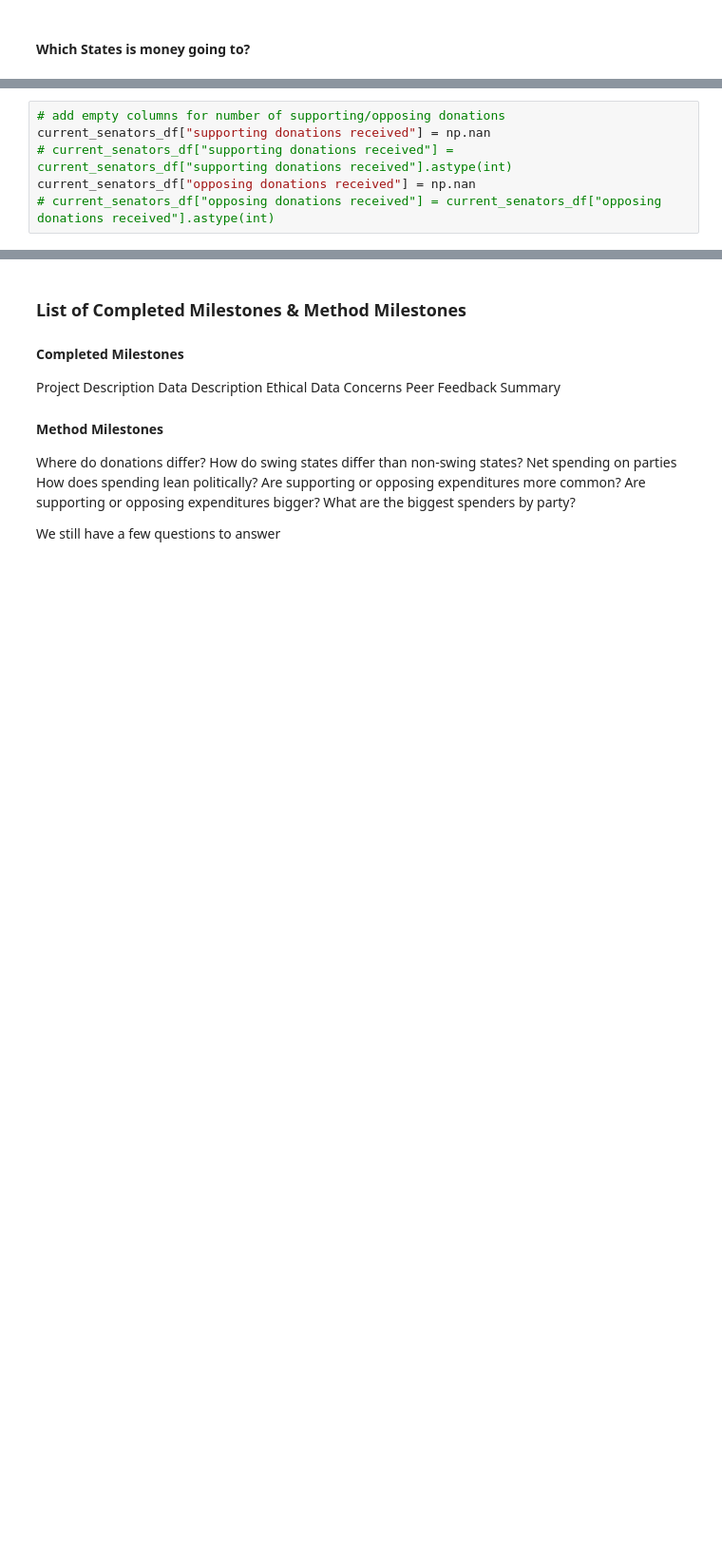
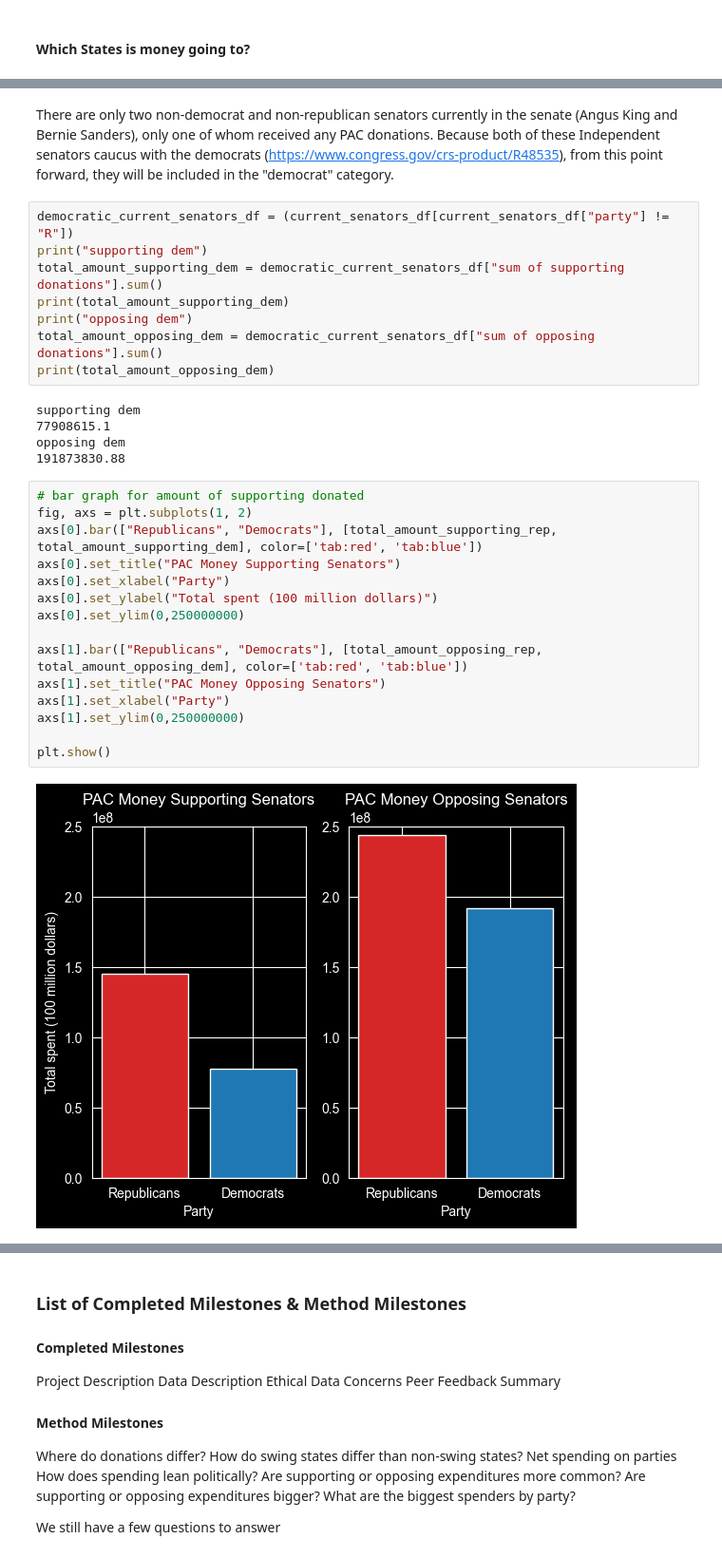
Before and after one commit to magicdracon/Data-Science-Final-Project, a Jupyter notebook: main.ipynb, the cells around one changed output, grey strips where cells are left out. Shown at 95% size. Drawn from its saved outputs; the diff is of its cells as text; blank space fills up the shorter version.

Commit message:
checkpoint current senate section
working on current senate section

```diff
--- a/main.ipynb
+++ b/main.ipynb
@@ -967,6 +973,0 @@ expendituresDataFrame[test_senator_mask].head()
-# %%
-# add empty columns for number of supporting/opposing donations
-current_senators_df["supporting donations received"] = np.nan
-# current_senators_df["supporting donations received"] = current_senators_df["supporting donations received"].astype(int)
-current_senators_df["opposing donations received"] = np.nan
-# current_senators_df["opposing donations received"] = current_senators_df["opposing donations received"].astype(int)
@@ -980,0 +1030,32 @@ current_senators_df.head(20)
+# %% [markdown]
+There are only two non-democrat and non-republican senators currently in the senate (Angus King and Bernie Sanders), only one of whom received any PAC donations.  Because both of these Independent senators caucus with the democrats (https://www.congress.gov/crs-product/R48535), from this point forward, they will be included in the "democrat" category.
+# %%
+democratic_current_senators_df = (current_senators_df[current_senators_df["party"] != "R"])
+print("supporting dem")
+total_amount_supporting_dem = democratic_current_senators_df["sum of supporting donations"].sum()
+print(total_amount_supporting_dem)
+print("opposing dem")
+total_amount_opposing_dem = democratic_current_senators_df["sum of opposing donations"].sum()
+print(total_amount_opposing_dem)
+# %% [output]
+supporting dem
+77908615.1
+opposing dem
+191873830.88
+# %%
+# bar graph for amount of supporting donated
+fig, axs = plt.subplots(1, 2)
+axs[0].bar(["Republicans", "Democrats"], [total_amount_supporting_rep, total_amount_supporting_dem], color=['tab:red', 'tab:blue'])
+axs[0].set_title("PAC Money Supporting Senators")
+axs[0].set_xlabel("Party")
+axs[0].set_ylabel("Total spent (100 million dollars)")
+axs[0].set_ylim(0,250000000)
+
+axs[1].bar(["Republicans", "Democrats"], [total_amount_opposing_rep, total_amount_opposing_dem], color=['tab:red', 'tab:blue'])
+axs[1].set_title("PAC Money Opposing Senators")
+axs[1].set_xlabel("Party")
+axs[1].set_ylim(0,250000000)
+
+plt.show()
+# %% [output]
+[figure, added]
```
Also changed, not shown: parts of 13 cells of this notebook.
